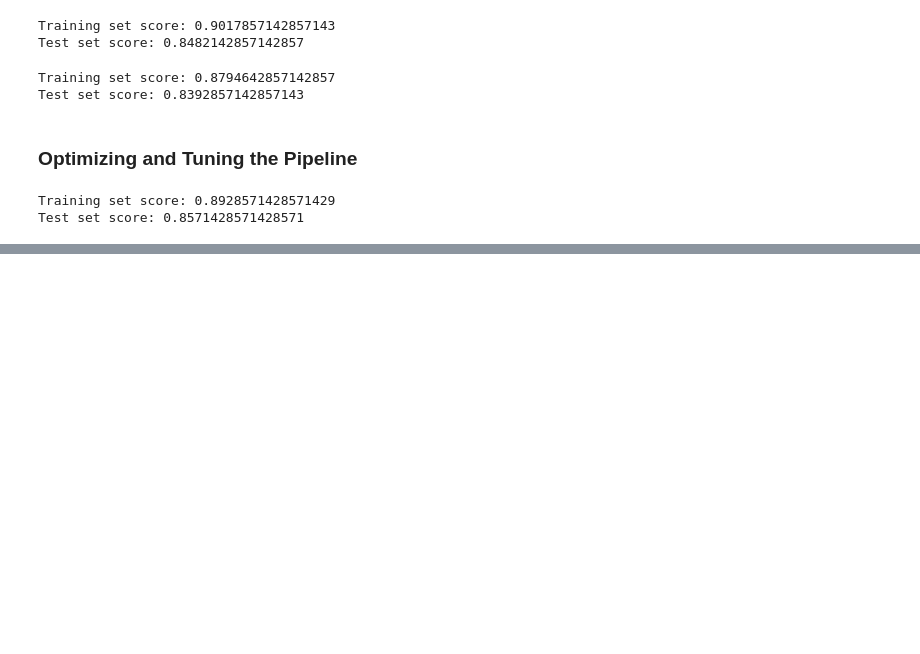
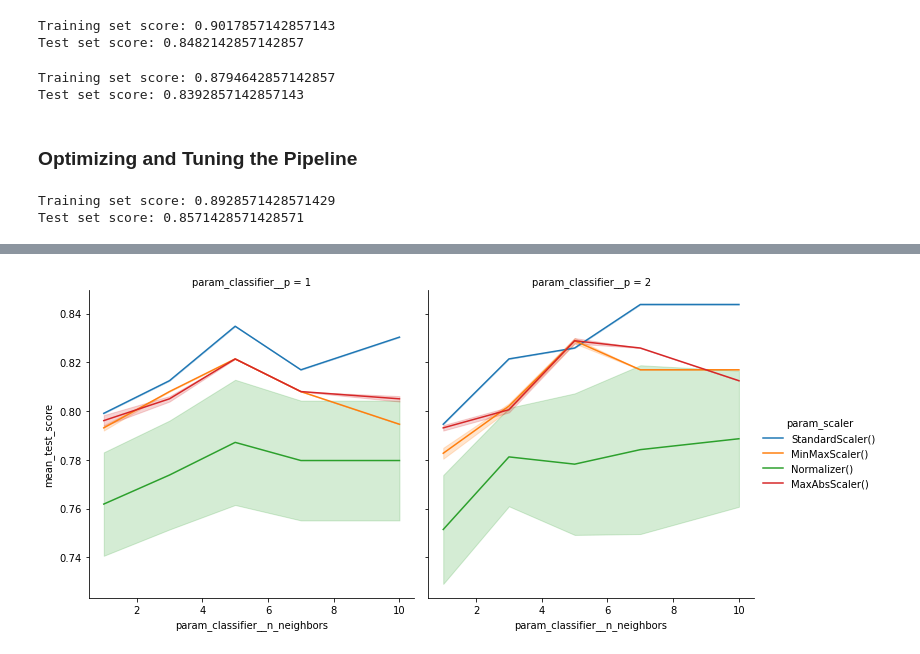
Before and after one commit to jasimahmedkhan/AI-Material, a Jupyter notebook: pipelines.ipynb, the cells around one changed output, grey strips where cells are left out. Drawn from its saved outputs; the diff is of its cells as text; code cells hidden in the pictures; blank space fills up the shorter version.

Commit message:
adding plot for results of the KNN pipelines

```diff
--- a/pipelines.ipynb
+++ b/pipelines.ipynb
@@ -190,4 +192,4 @@ Pipeline(steps=[('scaler', StandardScaler()),
 # %%
-# # result_df = pd.DataFrame.from_dict(grid.cv_results_, orient='columns')
-# result_df = pd.DataFrame.from_dict(grid.cv_results_)
-# result_df
+# result_df = pd.DataFrame.from_dict(grid.cv_results_, orient='columns')
+result_df = pd.DataFrame.from_dict(grid.cv_results_)
+result_df
@@ -193,0 +210,11 @@ Pipeline(steps=[('scaler', StandardScaler()),
+# %%
+## Let’s see how n_neighbors affect the performance for different scalers and for different values of p.
+sns.relplot(data=result_df,
+            kind='line',
+            x='param_classifier__n_neighbors',
+            y='mean_test_score',
+            hue='param_scaler',
+            col='param_classifier__p')
+plt.show()
+# %% [output]
+[figure, added]
```
Also changed, not shown: parts of 3 cells of this notebook.
